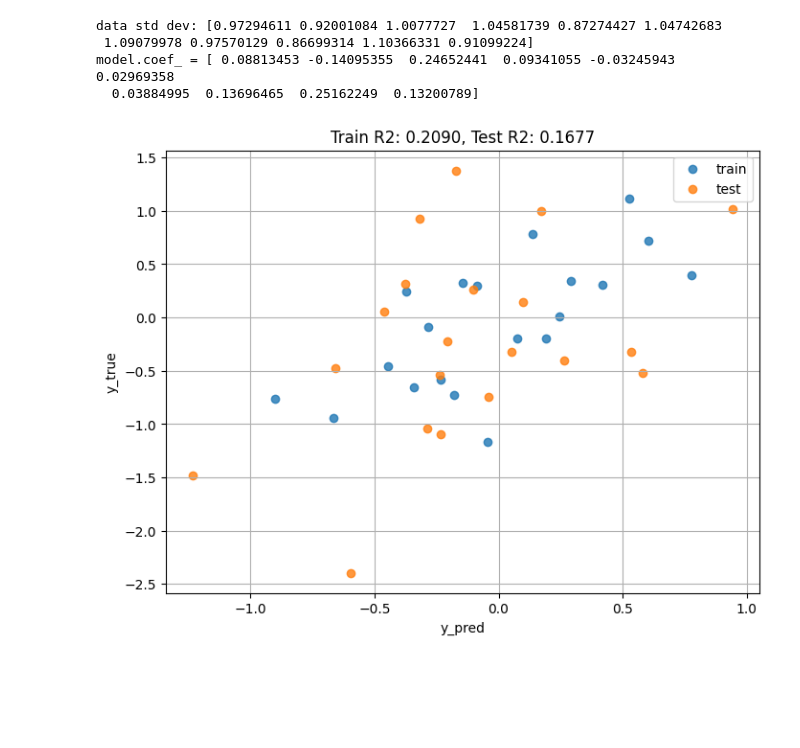
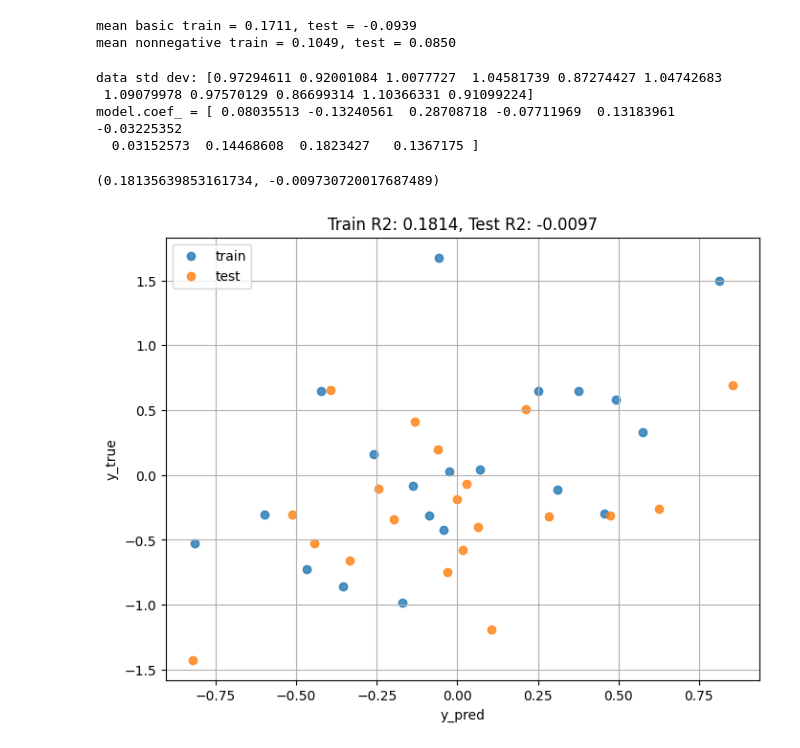
Before and after one commit to anugrahchemparathy/EnsemblingForecasts, a Jupyter notebook: ensemble.ipynb, the cells around one changed output. Drawn from its saved outputs; the diff is of its cells as text; code cells hidden in the pictures; blank space fills up the shorter version.

Commit message:
nonnegative regression

```diff
--- a/ensemble.ipynb
+++ b/ensemble.ipynb
@@ -88,11 +90,33 @@ def run_fit(data):
 # %%
 R = generate_cm(0.05, 0.1)
-modify = [(0, 10, 0.01), (1, 10, 0.01), (0, 1, 0.9)]
+modify = [(0, 10, 0.01), (1, 10, 0.01),
+          (0, 1, 0.9)]
+
+for i in range(0, 6, 2):
+    j = i + 1
+    modify.append((i, 10, 0.01))
+    modify.append((j, 10, 0.01))
+    modify.append((i, j, 0.9))
+
 for i, j, corr in modify:
     R[i, j] = R[j, i] = corr
 
 # data = generate_data(100, R, 0, vis_cm=True)
 data = generate_data(100, R, 0)
 
-run_fit(data)
+
+basic_ols_train = []
+basic_ols_test = []
+nonnegative_ols_train = []
+nonnegative_ols_test = []
+for i in range(100):
+    model = LinearRegression(fit_intercept = False)
+    train_r2, test_r2 = run_fit(data, model, suppress_output=True)
+    basic_ols_train.append(train_r2)
+    basic_ols_test.append(test_r2)
+
+    model = LinearRegression(fit_intercept = False, positive=True)
+    train_r2, test_r2 = run_fit(data, model, suppress_output=True)
+    nonnegative_ols_train.append(train_r2)
+    nonnegative_ols_test.append(test_r2)
 # %% [output]
@@ -104,14 +125,30 @@ model.coef_ = [ 0.40749812 -0.46511603  0.25284343  0.09919746 -0.02735455  0.03
+# %%
+mean_basic_ols_trainR2 = np.mean(basic_ols_train)
+mean_basic_ols_testR2 = np.mean(basic_ols_test)
+mean_nonnegative_ols_trainR2 = np.mean(nonnegative_ols_train)
+mean_nonnegative_ols_testR2 = np.mean(nonnegative_ols_test)
+
+print(f"mean basic train = {mean_basic_ols_trainR2:.4f}, test = {mean_basic_ols_testR2:.4f} ")
+print(f"mean nonnegative train = {mean_nonnegative_ols_trainR2:.4f}, test = {mean_nonnegative_ols_testR2:.4f} ")
+# %% [output]
+mean basic train = 0.1711, test = -0.0939
+mean nonnegative train = 0.1049, test = 0.0850
 # %%
+"""
+In case you wanted to see what it looks like without such large intercorrelations
+"""
 R = generate_cm(0.05, 0.1)
 modify = []
 for i, j, corr in modify:
     R[i, j] = R[j, i] = corr
 
 data = generate_data(100, R, 0, vis_cm = False)
-run_fit(data)
+model = LinearRegression(fit_intercept = False)
+run_fit(data, model, suppress_output=False)
 # %% [output]
 data std dev: [0.97294611 0.92001084 1.0077727  1.04581739 0.87274427 1.04742683
  1.09079978 0.97570129 0.86699314 1.10366331 0.91099224]
-model.coef_ = [ 0.08813453 -0.14095355  0.24652441  0.09341055 -0.03245943  0.02969358
-  0.03884995  0.13696465  0.25162249  0.13200789]
+model.coef_ = [ 0.08035513 -0.13240561  0.28708718 -0.07711969  0.13183961 -0.03225352
+  0.03152573  0.14468608  0.1823427   0.1367175 ]
+(0.18135639853161734, -0.009730720017687489)
-[figure, old version]
+[figure, new version]
```
Also changed, not shown: parts of 2 cells of this notebook.
